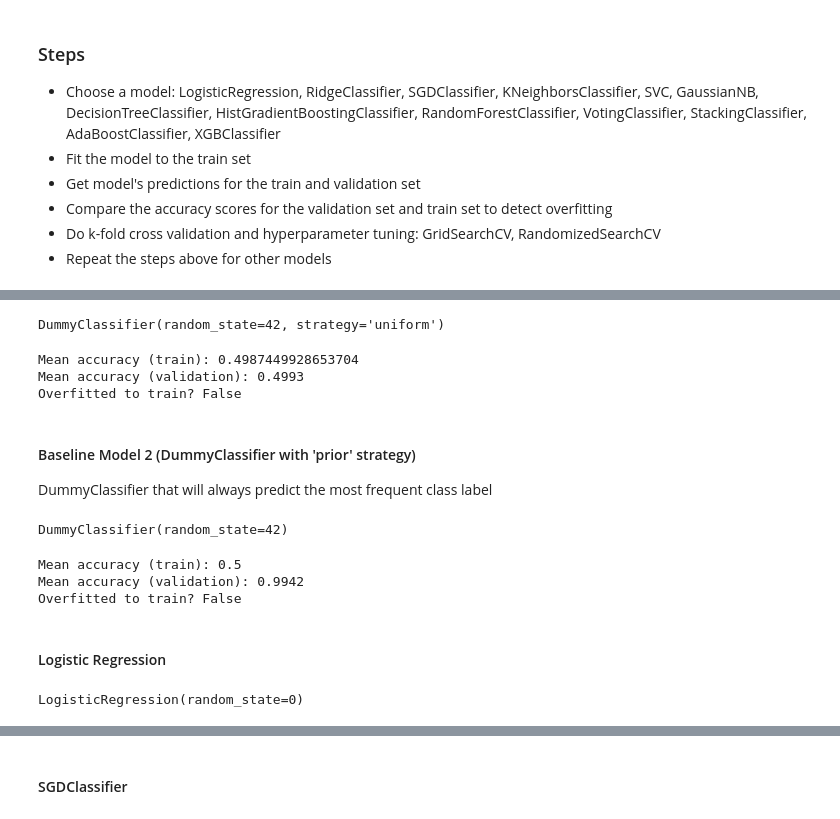
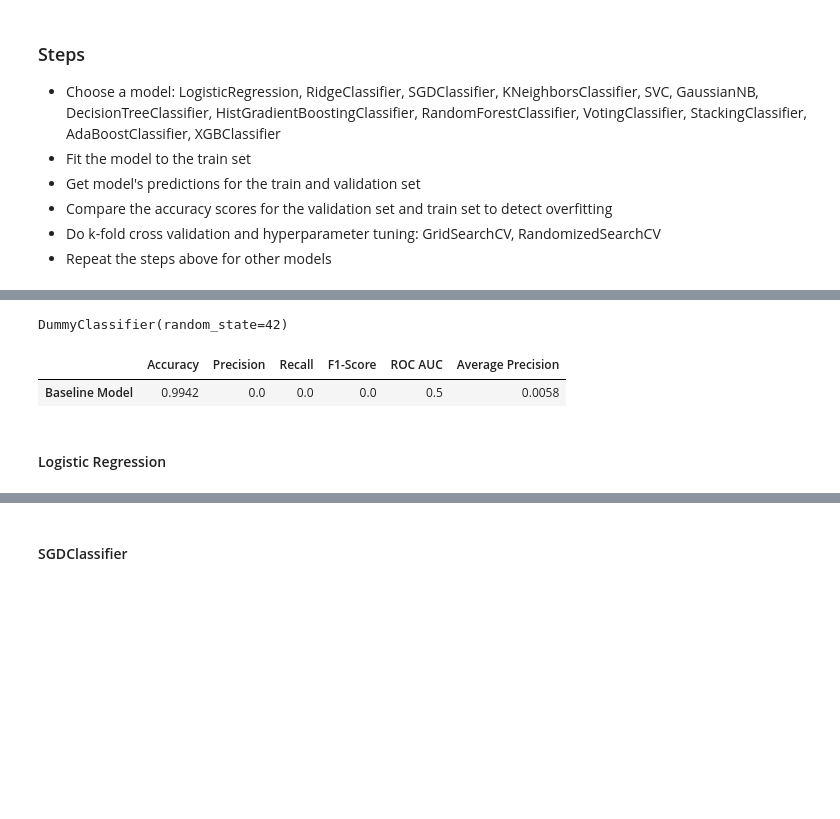
Before and after one commit to jiaweiho72/BT4012, a Jupyter notebook: notebooks/03_modelling.ipynb, the cells around one changed output, grey strips where cells are left out. Drawn from its saved outputs; the diff is of its cells as text; code cells hidden in the pictures; blank space fills up the shorter version.

```diff
--- a/notebooks/03_modelling.ipynb
+++ b/notebooks/03_modelling.ipynb
@@ -148,7 +142,3 @@ X_train
-# %%
-X_train = X_train.drop(columns=['job'])
-X_valid = X_valid.drop(columns=['job'])
-X_test = X_test.drop(columns=['job'])
 # %% [markdown]
 # Model Building & Hyperparameter Tuning
 # %% [markdown]
@@ -165,44 +155,24 @@ DummyClassifier with equal probability of predicting fraud and non-fraud
 # %%
 from sklearn.dummy import DummyClassifier
 
-dummy_clf = DummyClassifier(strategy="uniform", random_state=42)
+dummy_clf = DummyClassifier(strategy="prior", random_state=42)
 dummy_clf.fit(X_train, y_train)
 # %% [output]
-DummyClassifier(random_state=42, strategy='uniform')
+DummyClassifier(random_state=42)
-# %%
-acc_train_dummy = dummy_clf.score(X_train, y_train)
-acc_valid_dummy = dummy_clf.score(X_valid, y_valid)
-print('Mean accuracy (train):', acc_train_dummy)
-print('Mean accuracy (validation):', acc_valid_dummy)
-print('Overfitted to train?', acc_train_dummy > acc_valid_dummy)
-# %% [output]
-Mean accuracy (train): 0.4987449928653704
-Mean accuracy (validation): 0.4993
-Overfitted to train? False
-# %% [markdown]
-#### Baseline Model 2 (DummyClassifier with 'prior' strategy)
-DummyClassifier that will always predict the most frequent class label
-# %%
-dummy_clf1 = DummyClassifier(strategy="prior", random_state=42)
-dummy_clf1.fit(X_train, y_train)
-# %% [output]
-DummyClassifier(random_state=42)
-# %%
-acc_train_dummy1 = dummy_clf1.score(X_train, y_train)
-acc_valid_dummy1 = dummy_clf1.score(X_valid, y_valid)
-print('Mean accuracy (train):', acc_train_dummy1)
-print('Mean accuracy (validation):', acc_valid_dummy1)
-print('Overfitted to train?', acc_train_dummy1 > acc_valid_dummy1)
-# %% [output]
-Mean accuracy (train): 0.5
-Mean accuracy (validation): 0.9942
-Overfitted to train? False
+# %%
+# evaluate model performance on the validation set for hyperparameter tuning
+y_valpred_dummy = dummy_clf.predict(X_valid)
+y_valpred_prob_dummy = dummy_clf.predict_proba(X_valid)[:, 1]
+
+evaluator.evaluate_model(
+    model_name="Baseline Model",
+    y_actual=y_valid,
+    y_pred=y_valpred_dummy,
+    y_pred_prob=y_valpred_prob_dummy,
+    dataset_name="Validation"
+)
+# %% [output]
+|  | Accuracy | Precision | Recall | F1-Score | ROC AUC | Average Precision |
+| Baseline Model | 0.9942 | 0.0 | 0.0 | 0.0 | 0.5 | 0.0058 |
 # %% [markdown]
 #### Logistic Regression
-# %%
-from sklearn.linear_model import LogisticRegression
-
-logreg_clf = LogisticRegression(random_state=0)
-logreg_clf.fit(X_train, y_train)
-# %% [output]
-LogisticRegression(random_state=0)
```
Also changed, not shown: parts of 29 cells of this notebook.
